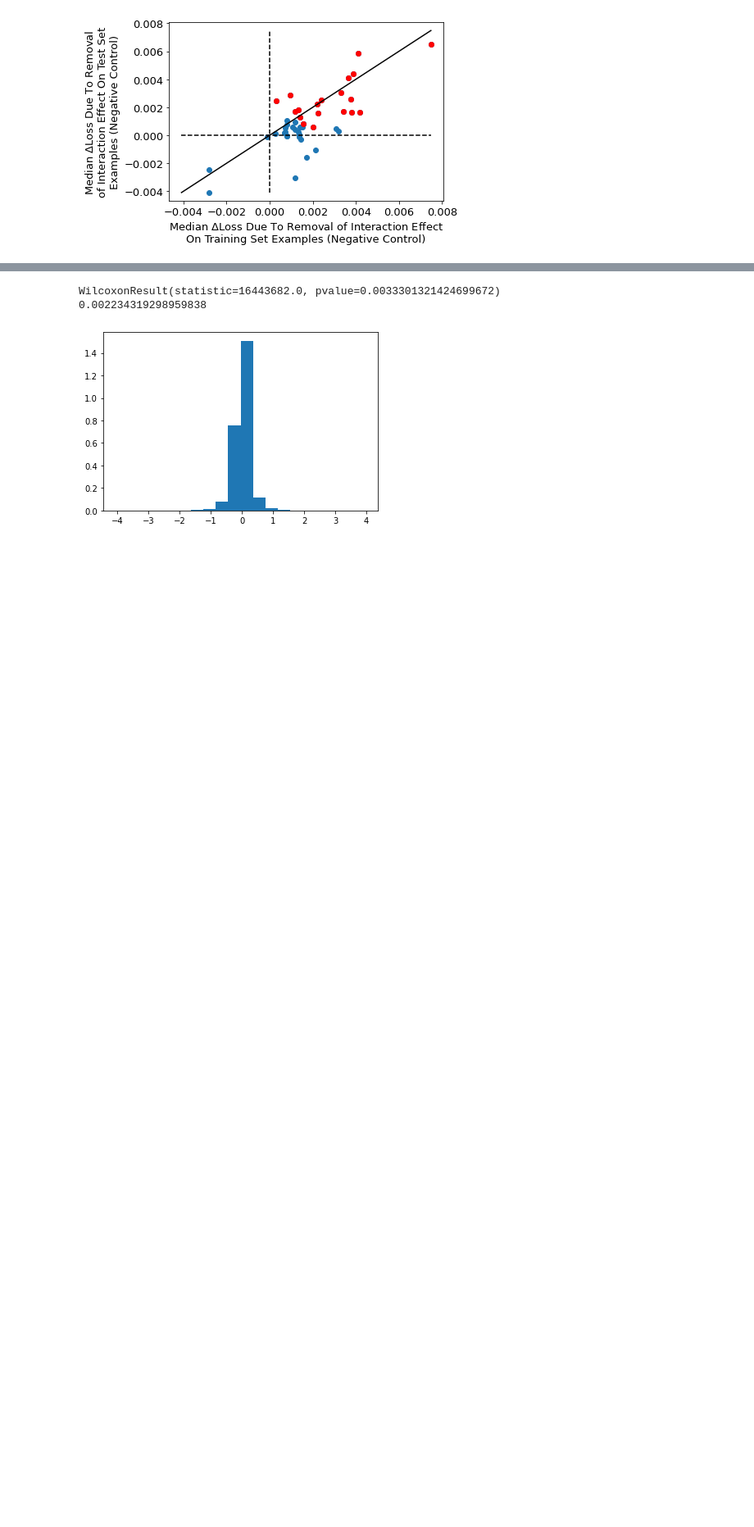
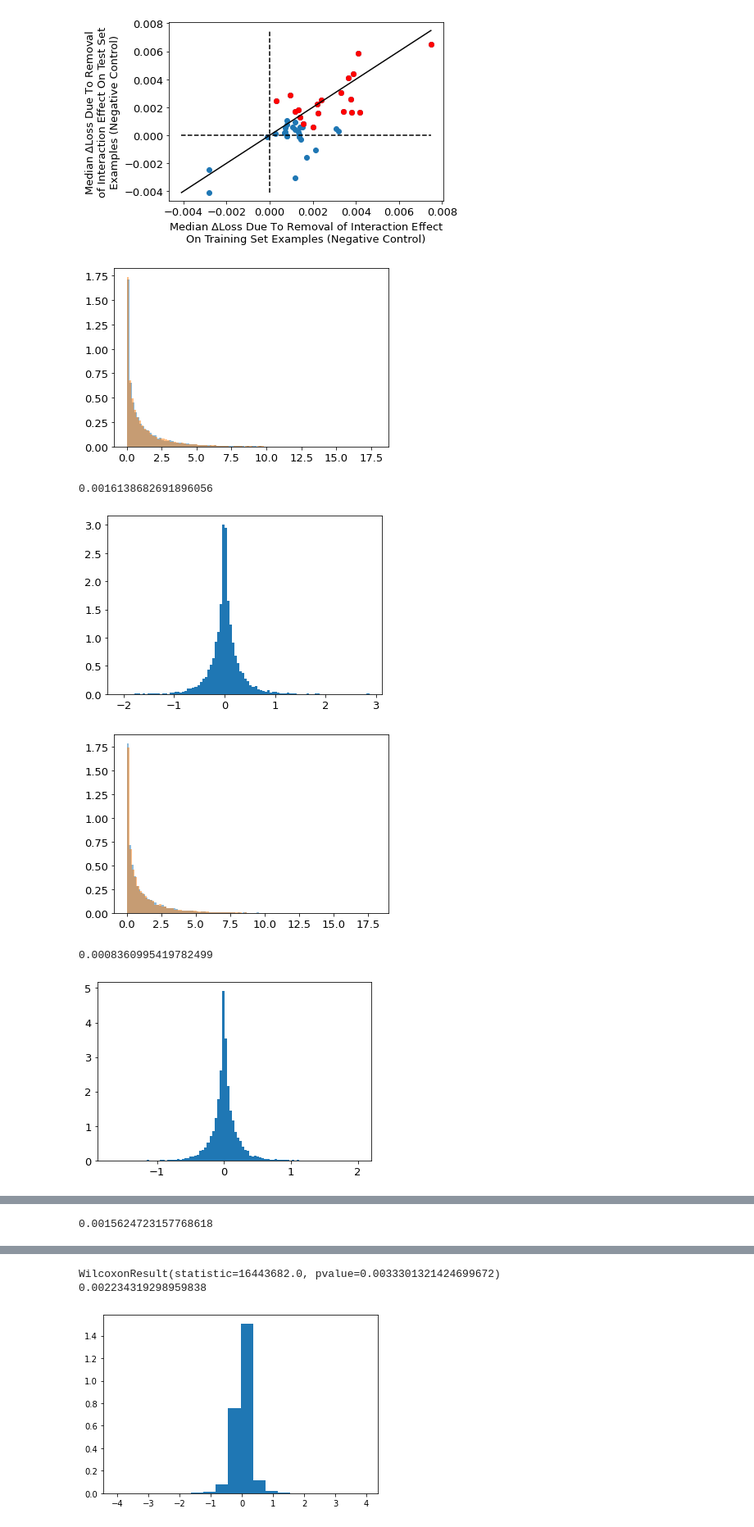
Before and after one commit to kundajelab/feature_interactions, a Jupyter notebook: zeropadding/EvaluateModelsGivenPredictionData.ipynb, the cells around one changed output, grey strips where cells are left out. Shown at 82% size. Saved outputs shown, nothing was run; the diff lists cells and outputs as text; code cells hidden in the pictures; blank space fills up the shorter version.

```diff
--- a/zeropadding/EvaluateModelsGivenPredictionData.ipynb
+++ b/zeropadding/EvaluateModelsGivenPredictionData.ipynb
@@ -778,3 +773,42 @@ plt.xlabel("Median $\Delta$Loss Due To "
 plt.show()
 # %% [output]
 [figure]
+# %%
+origpred_losses = []
+maineff_losses = []
+for modeltoplot in failed_paired_wilcoxon_negcontrol:
+  single_model_result = negcontrol_results[modeltoplot]
+  test_toanalyze_maineffpreds_loss=single_model_result.test_toanalyze_maineffpreds_loss
+  test_toanalyze_origpreds_loss=single_model_result.test_toanalyze_origpreds_loss
+  difference = test_toanalyze_maineffpreds_loss-test_toanalyze_origpreds_loss
+
+  origpred_losses.extend(test_toanalyze_origpreds_loss)
+  maineff_losses.extend(test_toanalyze_maineffpreds_loss)
+
+  plt.hist(test_toanalyze_maineffpreds_loss, alpha=0.5, density=True, bins=100)
+  plt.hist(test_toanalyze_origpreds_loss, alpha=0.5, density=True, bins=100)
+  plt.show()
+  print(np.median(difference))
+  plt.hist(difference, density=True, bins=100)
+  plt.show()
+
+handles = []
+handles.append(plt.hist(maineff_losses, alpha=0.5, density=True, bins=100))
+handles.append(plt.hist(origpred_losses, alpha=0.5, density=True, bins=100))
+plt.legend(handles, labels=["loss with interaction removed", "orignal loss"])
+plt.xlabel("Loss")
+plt.ylabel("Density")
+plt.show()
+difference = np.array(maineff_losses)-np.array(origpred_losses)
+print("Median paired difference:", np.median(difference))
+plt.hist(difference, bins=100)
+plt.xlabel("Paired difference")
+plt.ylabel("Density")
+plt.show()
+# %% [output]
+[figure, added]
+0.0016138682691896056
+[figure, added]
+[figure, added]
+0.0008360995419782499
+[figure, added]
@@ -780,0 +816 @@ plt.show()
+0.0015624723157768618
```
Also changed, not shown: parts of 15 cells of this notebook.
